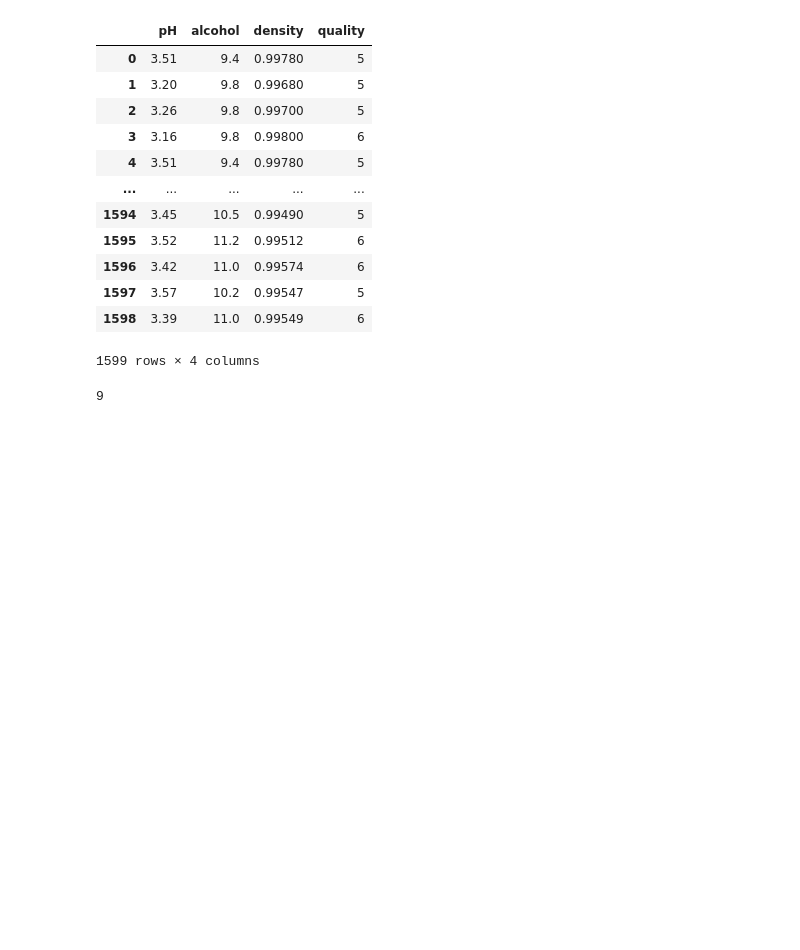
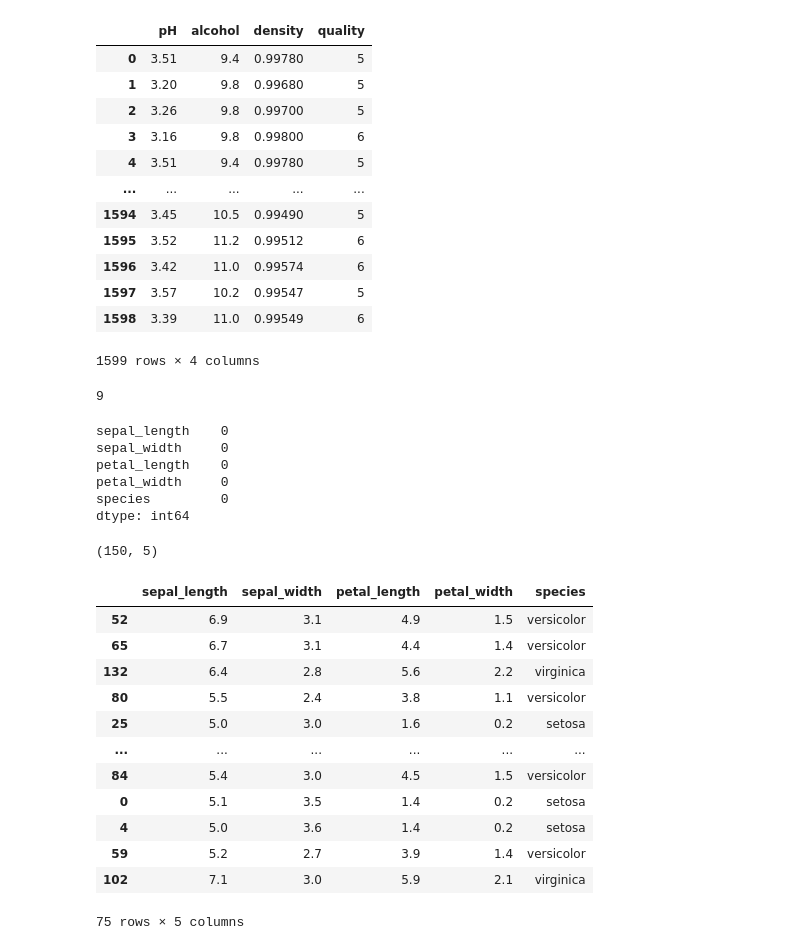
Before and after one commit to norzest/Python_basic, a Jupyter notebook: base/20210622/데이터분석.ipynb, the cells around one changed output. Cells and saved outputs as stored; diff of their text form; code cells hidden in the pictures; blank space fills up the shorter version.

```diff
--- a/base/20210622/Untitled.ipynb
+++ b/base/20210622/데이터분석.ipynb
@@ -212,3 +212,35 @@ new_red.dropna(how='any')
 (lambda x: x**2)(3)
 # %% [output]
 9
+# %%
+import seaborn as sns
+iris = sns.load_dataset("iris")
+# %%
+iris.isnull().sum()
+# %% [output]
+sepal_length    0
+sepal_width     0
+petal_length    0
+petal_width     0
+species         0
+dtype: int64
+# %%
+iris.shape
+# %% [output]
+(150, 5)
+# %%
+iris.sample(frac=0.5)
+# %% [output]
+|  | sepal_length | sepal_width | petal_length | petal_width | species |
+| 52 | 6.9 | 3.1 | 4.9 | 1.5 | versicolor |
+| 65 | 6.7 | 3.1 | 4.4 | 1.4 | versicolor |
+| 132 | 6.4 | 2.8 | 5.6 | 2.2 | virginica |
+| 80 | 5.5 | 2.4 | 3.8 | 1.1 | versicolor |
+| 25 | 5.0 | 3.0 | 1.6 | 0.2 | setosa |
+| ... | ... | ... | ... | ... | ... |
+| 84 | 5.4 | 3.0 | 4.5 | 1.5 | versicolor |
+| 0 | 5.1 | 3.5 | 1.4 | 0.2 | setosa |
+| 4 | 5.0 | 3.6 | 1.4 | 0.2 | setosa |
+| 59 | 5.2 | 2.7 | 3.9 | 1.4 | versicolor |
+| 102 | 7.1 | 3.0 | 5.9 | 2.1 | virginica |
+75 rows × 5 columns
```
Also changed, not shown: parts of 5 cells of this notebook, 10 other files.
